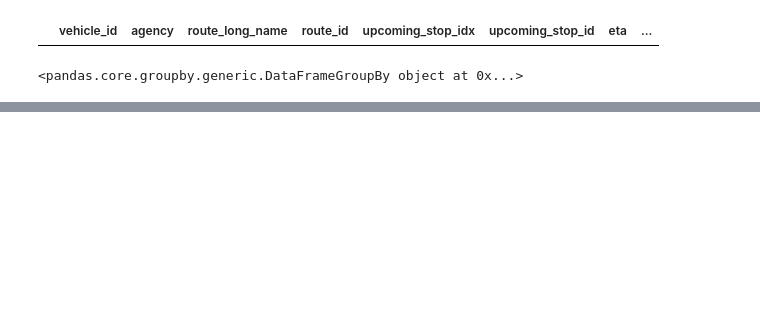
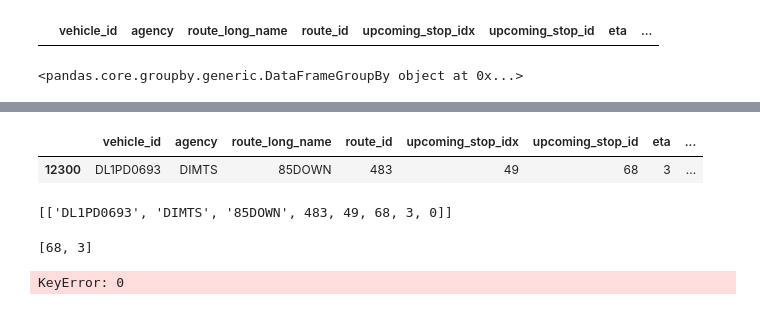
Before and after one commit to ShubhamMT20324/DPM_Project, a Jupyter notebook: E&A.ipynb, the cells around one changed output, grey strips where cells are left out. Cells and saved outputs as stored; diff of their text form; code cells hidden in the pictures; blank space fills up the shorter version.

```diff
--- a/E&A.ipynb
+++ b/E&A.ipynb
@@ -206,0 +241,19 @@ Name: vehicle_id, Length: 603, dtype: int64
+# %%
+df1=df[df.vehicle_id == 'DL1PD0693'].sort_values(by='stops_in_btw')
+df1
+# %% [output]
+|  | vehicle_id | agency | route_long_name | route_id | upcoming_stop_idx | upcoming_stop_id | eta | ... |
+| 12300 | DL1PD0693 | DIMTS | 85DOWN | 483 | 49 | 68 | 3 | ... |
+# %%
+l1=df1.values.tolist()
+l1
+# %% [output]
+[['DL1PD0693', 'DIMTS', '85DOWN', 483, 49, 68, 3, 0]]
+# %%
+l1[0][-3:-1]
+# %% [output]
+[68, 3]
+# %%
+list(df1[['upcoming_stop_id','eta']].loc[0])
+# %% [output]
+KeyError: 0
```
Also changed, not shown: parts of 22 cells of this notebook, 3 other files.
